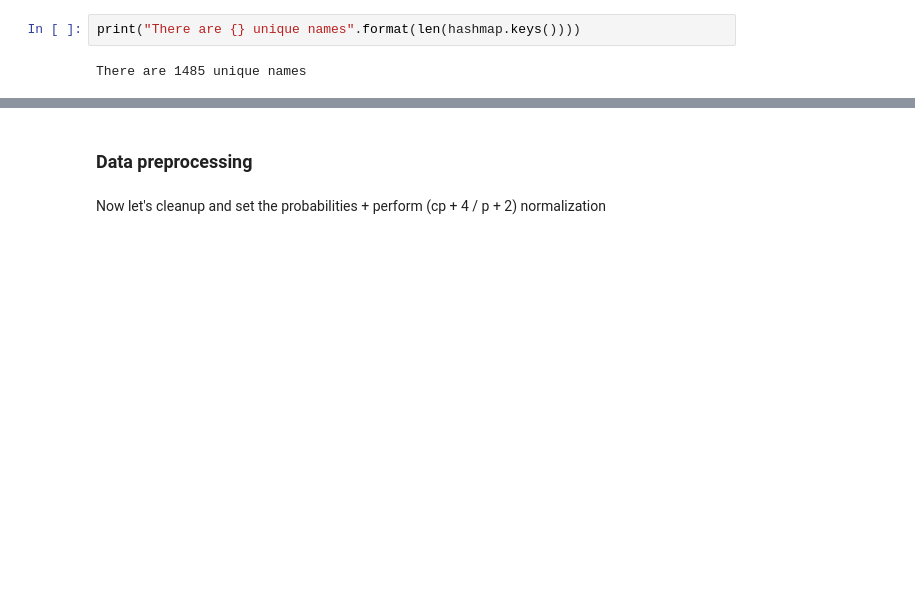
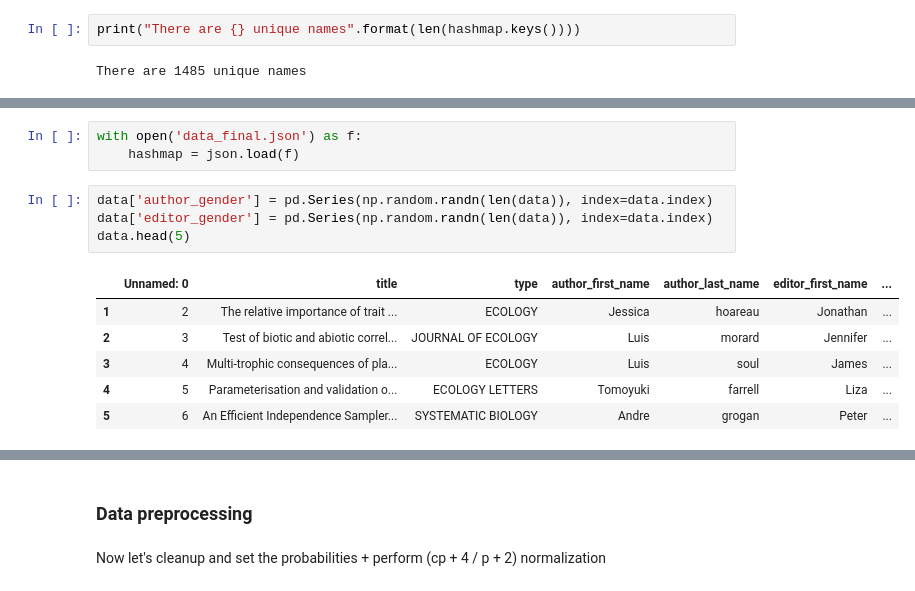
Before and after one commit to tbatsenko/data-processing-HW-1, a Jupyter notebook: Main.ipynb, the cells around one changed output, grey strips where cells are left out. Drawn from its saved outputs; the diff is of its cells as text; blank space fills up the shorter version.

```diff
--- a/Main.ipynb
+++ b/Main.ipynb
@@ -157,0 +172,14 @@ with open('data.json', 'w') as outfile:
+# %%
+with open('data_final.json') as f:
+    hashmap = json.load(f)
+# %%
+data['author_gender'] = pd.Series(np.random.randn(len(data)), index=data.index)
+data['editor_gender'] = pd.Series(np.random.randn(len(data)), index=data.index)
+data.head(5)
+# %% [output]
+|  | Unnamed: 0 | title | type | author_first_name | author_last_name | editor_first_name | ... |
+| 1 | 2 | The relative importance of trait ... | ECOLOGY | Jessica | hoareau | Jonathan | ... |
+| 2 | 3 | Test of biotic and abiotic correl... | JOURNAL OF ECOLOGY | Luis | morard | Jennifer | ... |
+| 3 | 4 | Multi-trophic consequences of pla... | ECOLOGY | Luis | soul | James | ... |
+| 4 | 5 | Parameterisation and validation o... | ECOLOGY LETTERS | Tomoyuki | farrell | Liza | ... |
+| 5 | 6 | An Efficient Independence Sampler... | SYSTEMATIC BIOLOGY | Andre | grogan | Peter | ... |
```
Also changed, not shown: parts of 13 cells of this notebook, 1 other file.
